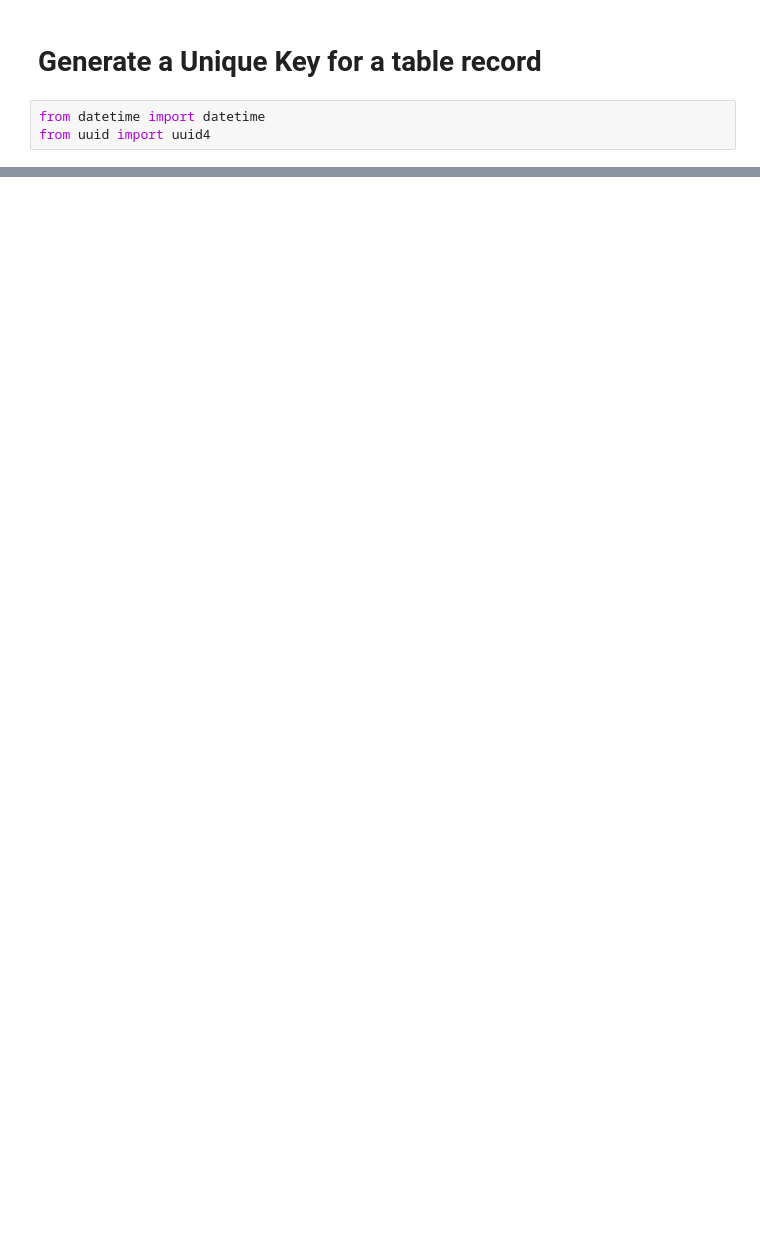
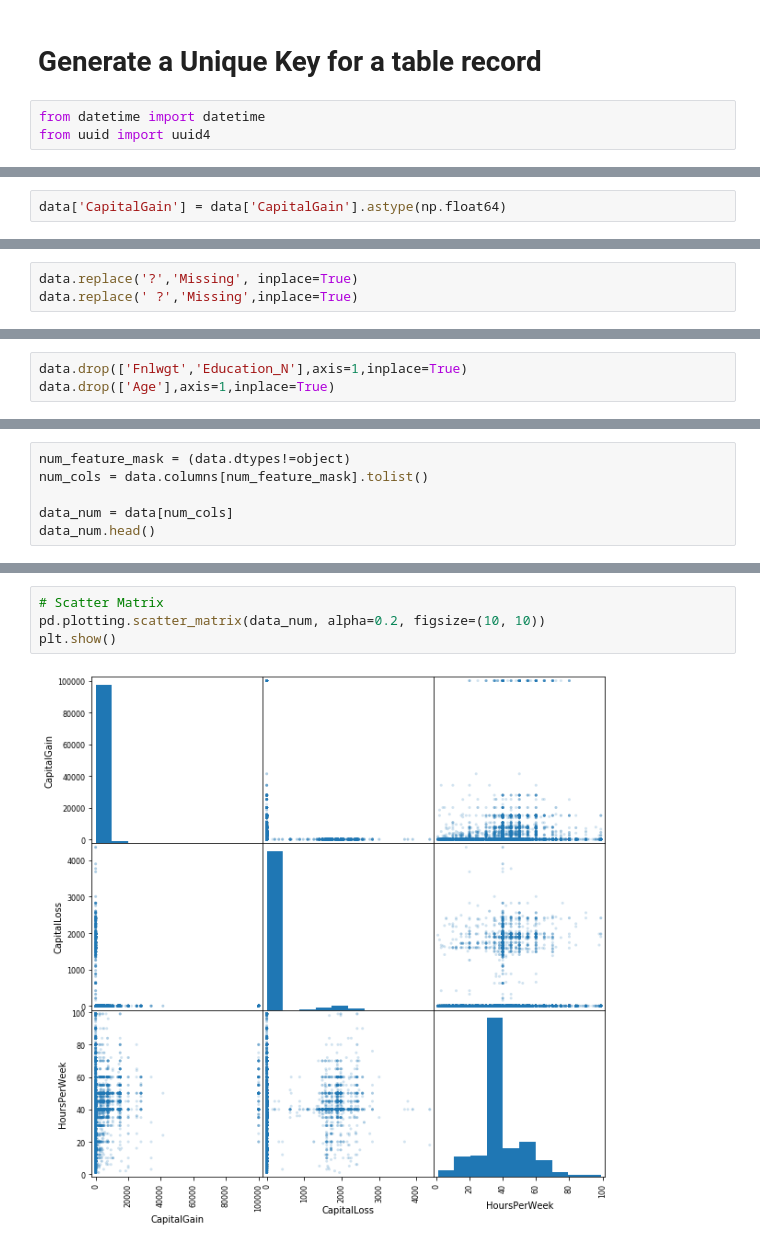
Before and after one commit to venky2k11/learn, a Jupyter notebook: TipsNTricks.ipynb, the cells around one changed output, grey strips where cells are left out. Saved outputs shown, nothing was run; the diff lists cells and outputs as text; blank space fills up the shorter version.

```diff
--- a/TipsNTricks.ipynb
+++ b/TipsNTricks.ipynb
@@ -441,0 +792,2 @@ x
+# %%
+data['CapitalGain'] = data['CapitalGain'].astype(np.float64)
@@ -441,0 +796,3 @@ x
+# %%
+data.replace('?','Missing', inplace=True)
+data.replace(' ?','Missing',inplace=True)
@@ -441,0 +807,3 @@ x
+# %%
+data.drop(['Fnlwgt','Education_N'],axis=1,inplace=True)
+data.drop(['Age'],axis=1,inplace=True)
@@ -441,0 +849,6 @@ x
+# %%
+num_feature_mask = (data.dtypes!=object)
+num_cols = data.columns[num_feature_mask].tolist()
+
+data_num = data[num_cols]
+data_num.head()
@@ -441,0 +913,6 @@ x
+# %%
+# Scatter Matrix
+pd.plotting.scatter_matrix(data_num, alpha=0.2, figsize=(10, 10))
+plt.show()
+# %% [output]
+[figure, added]
```
Also changed, not shown: parts of 127 cells of this notebook, 10 other files.
